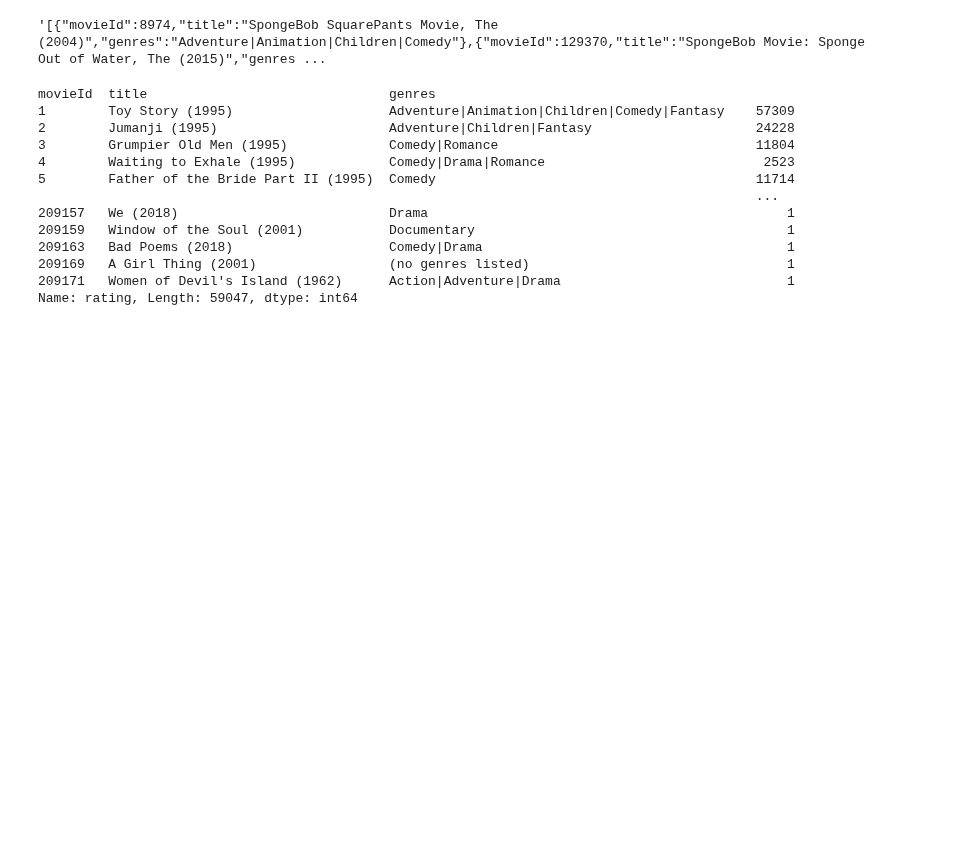
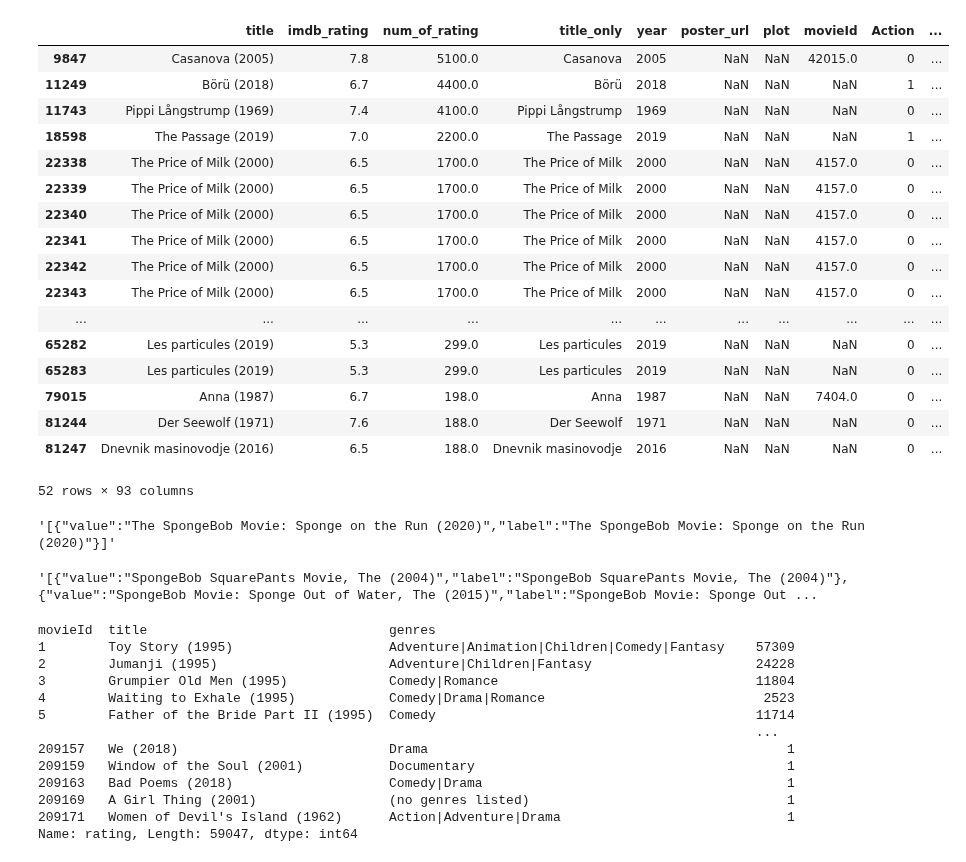
Before and after one commit to vincentlewi/import-group_name, a Jupyter notebook: backend/embedding_based_cf.ipynb, the cells around one changed output. Drawn from its saved outputs; the diff is of its cells as text; code cells hidden in the pictures; blank space fills up the shorter version.

```diff
--- a/backend/embedding_based_cf.ipynb
+++ b/backend/embedding_based_cf.ipynb
@@ -4,10 +4,40 @@ import numpy as np
 # %%
 df = pd.read_csv('../datasets/movielens_original/ratings.csv')
 df_movie = pd.read_csv('../datasets/movielens_original/movies.csv')
+final = pd.read_csv('../datasets/movies_web_app_final.csv')
+# %%
+final[final.title.duplicated()]
+# %% [output]
+|  | title | imdb_rating | num_of_rating | title_only | year | poster_url | plot | movieId | Action | ... |
+| 9847 | Casanova (2005) | 7.8 | 5100.0 | Casanova | 2005 | NaN | NaN | 42015.0 | 0 | ... |
+| 11249 | Börü (2018) | 6.7 | 4400.0 | Börü | 2018 | NaN | NaN | NaN | 1 | ... |
+| 11743 | Pippi Långstrump (1969) | 7.4 | 4100.0 | Pippi Långstrump | 1969 | NaN | NaN | NaN | 0 | ... |
+| 18598 | The Passage (2019) | 7.0 | 2200.0 | The Passage | 2019 | NaN | NaN | NaN | 1 | ... |
+| 22338 | The Price of Milk (2000) | 6.5 | 1700.0 | The Price of Milk | 2000 | NaN | NaN | 4157.0 | 0 | ... |
+| 22339 | The Price of Milk (2000) | 6.5 | 1700.0 | The Price of Milk | 2000 | NaN | NaN | 4157.0 | 0 | ... |
+| 22340 | The Price of Milk (2000) | 6.5 | 1700.0 | The Price of Milk | 2000 | NaN | NaN | 4157.0 | 0 | ... |
+| 22341 | The Price of Milk (2000) | 6.5 | 1700.0 | The Price of Milk | 2000 | NaN | NaN | 4157.0 | 0 | ... |
+| 22342 | The Price of Milk (2000) | 6.5 | 1700.0 | The Price of Milk | 2000 | NaN | NaN | 4157.0 | 0 | ... |
+| 22343 | The Price of Milk (2000) | 6.5 | 1700.0 | The Price of Milk | 2000 | NaN | NaN | 4157.0 | 0 | ... |
+| ... | ... | ... | ... | ... | ... | ... | ... | ... | ... | ... |
+| 65282 | Les particules (2019) | 5.3 | 299.0 | Les particules | 2019 | NaN | NaN | NaN | 0 | ... |
+| 65283 | Les particules (2019) | 5.3 | 299.0 | Les particules | 2019 | NaN | NaN | NaN | 0 | ... |
+| 79015 | Anna (1987) | 6.7 | 198.0 | Anna | 1987 | NaN | NaN | 7404.0 | 0 | ... |
+| 81244 | Der Seewolf (1971) | 7.6 | 188.0 | Der Seewolf | 1971 | NaN | NaN | NaN | 0 | ... |
+| 81247 | Dnevnik masinovodje (2016) | 6.5 | 188.0 | Dnevnik masinovodje | 2016 | NaN | NaN | NaN | 0 | ... |
+52 rows × 93 columns
+# %%
+df_search = final[final.title.apply(lambda x: 'spongebob' in x.lower())].head().rename(columns={'title': 'label'})
+df_search['value'] = df_search['label']
+df_search[['value', 'label']].to_json(orient='records')
+# %% [output]
+'[{"value":"The SpongeBob Movie: Sponge on the Run (2020)","label":"The SpongeBob Movie: Sponge on the Run (2020)"}]'
 # %%
-df_movie[df_movie.title.apply(lambda x: 'spongebob' in x.lower())].to_json(orient='records')
+df_search = df_movie[df_movie.title.apply(lambda x: 'spongebob' in x.lower())].rename(columns={'title': 'label'})
+df_search['value'] = df_search['label']
+df_search[['value', 'label']].to_json(orient='records')
 # %% [output]
-'[{"movieId":8974,"title":"SpongeBob SquarePants Movie, The (2004)","genres":"Adventure|Animation|Children|Comedy"},{"movieId":129370,"title":"SpongeBob Movie: Sponge Out of Water, The (2015)","genres ...
+'[{"value":"SpongeBob SquarePants Movie, The (2004)","label":"SpongeBob SquarePants Movie, The (2004)"},{"value":"SpongeBob Movie: Sponge Out of Water, The (2015)","label":"SpongeBob Movie: Sponge Out ...
 # %%
 df = df.merge(df_movie, how="left", on="movieId")
 # %%
```
Also changed, not shown: 14 other files.
